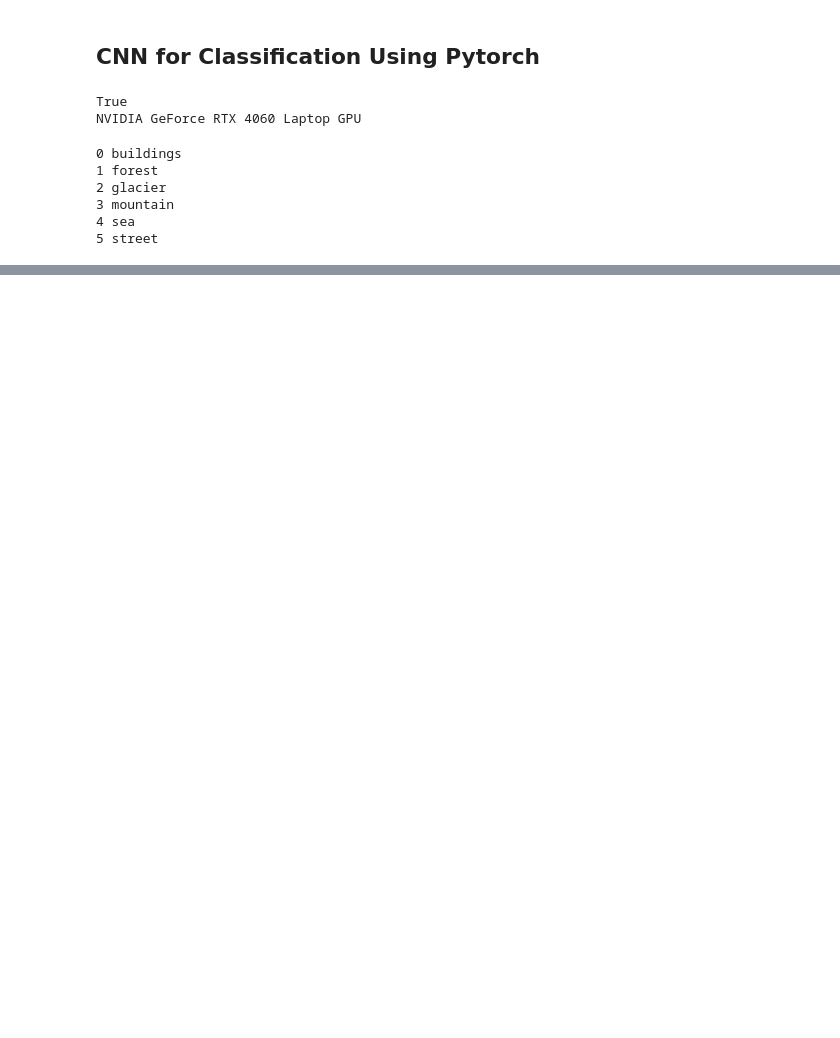
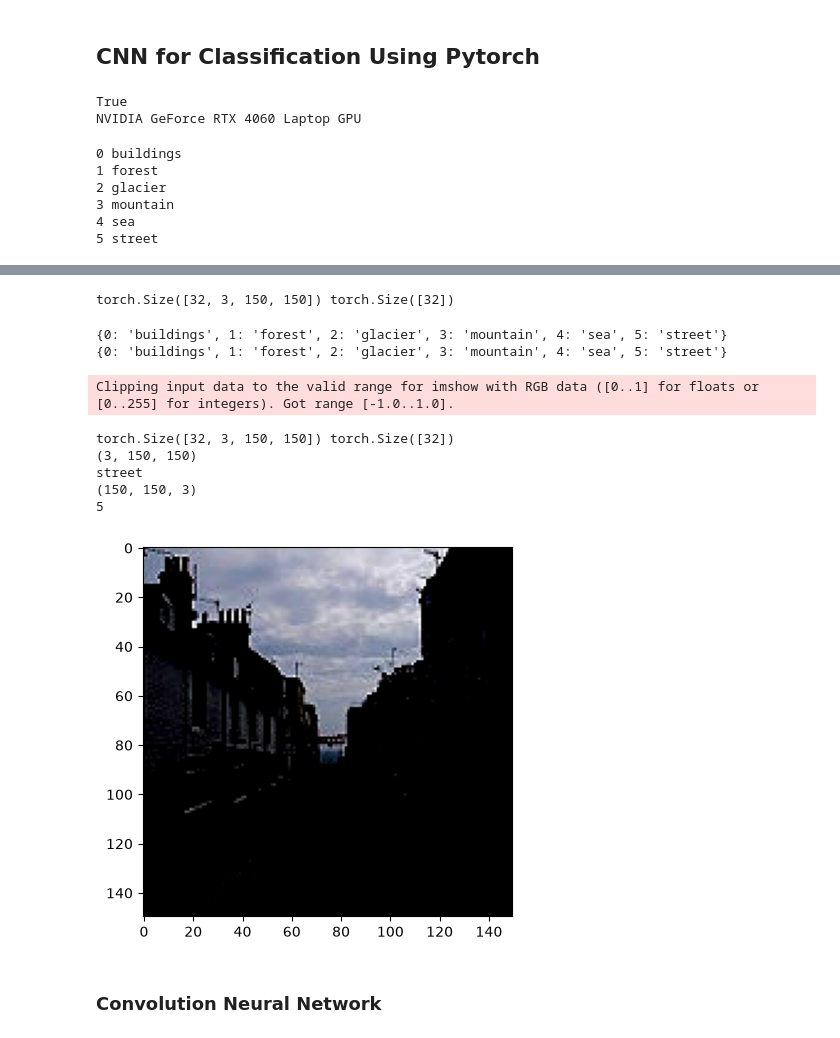
Before and after one commit to sleepy-kittens-404/cnn-image-classification, a Jupyter notebook: cnn.ipynb, the cells around one changed output, grey strips where cells are left out. Saved outputs shown, nothing was run; the diff lists cells and outputs as text; code cells hidden in the pictures; blank space fills up the shorter version.

Commit message:
Data loaded, preparing the architecture

```diff
--- a/cnn.ipynb
+++ b/cnn.ipynb
@@ -40,7 +42,7 @@ class ImageDataset(Dataset):
                 self.labels.append(label)
     def __len__(self):
         return len(self.image_paths)
-    def _getitem__(self,idx):
+    def __getitem__(self,idx):
         image_path = self.image_paths[idx]
         image = Image.open(image_path).convert('RGB')
         label = self.labels[idx]
@@ -61,3 +63,39 @@ test_image_data = ImageDataset(image_dir=test_image_dir,transform=transform)
 # %%
 train_data_loader = DataLoader(dataset=train_image_data,batch_size=32,shuffle=True)
 test_data_loader = DataLoader(dataset=test_image_data,batch_size=32,shuffle=True)
+# %%
+for image,label in train_data_loader:
+    print(image.shape,label.shape)
+    break
+# %% [output]
+torch.Size([32, 3, 150, 150]) torch.Size([32])
+# %%
+print(train_image_data.class_names)
+print(test_image_data.class_names)
+# %% [output]
+{0: 'buildings', 1: 'forest', 2: 'glacier', 3: 'mountain', 4: 'sea', 5: 'street'}
+{0: 'buildings', 1: 'forest', 2: 'glacier', 3: 'mountain', 4: 'sea', 5: 'street'}
+# %%
+import matplotlib.pyplot as plt
+import numpy as np
+for image,labels in train_data_loader:
+    print(image.shape,labels.shape)
+    img = image[0].numpy()
+    print(img.shape)
+    label = labels[0].item()
+    print(train_image_data.class_names[label])
+    img = np.transpose(img,(1,2,0))
+    print(img.shape)
+    print(label)
+    plt.imshow(img)
+    break
+# %% [output]
+Clipping input data to the valid range for imshow with RGB data ([0..1] for floats or [0..255] for integers). Got range [-1.0..1.0].
+torch.Size([32, 3, 150, 150]) torch.Size([32])
+(3, 150, 150)
+street
+(150, 150, 3)
+5
+[figure, added]
+# %% [markdown]
+### Convolution Neural Network
```
Also changed, not shown: parts of 3 cells of this notebook.
